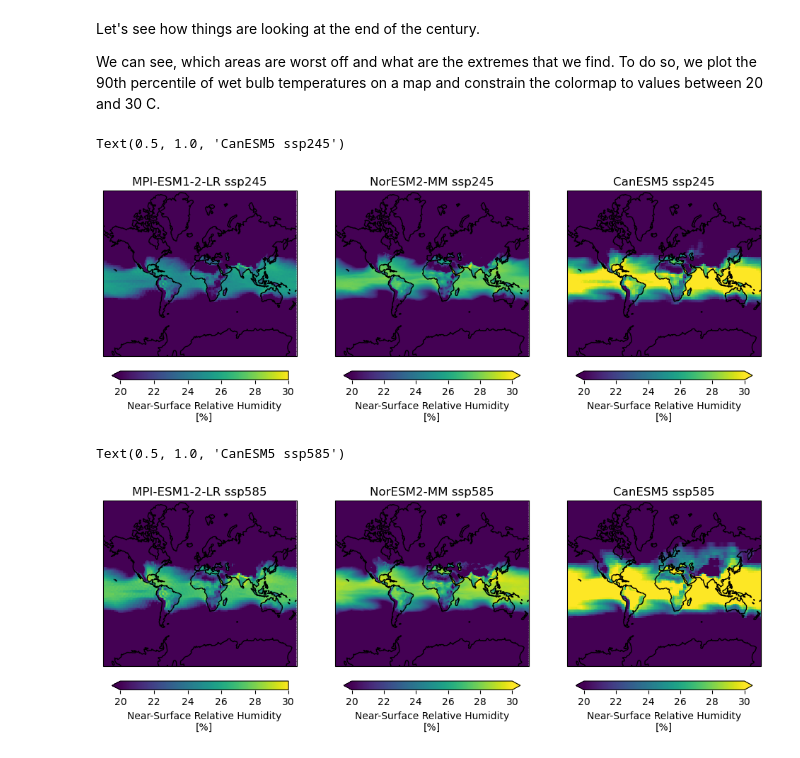
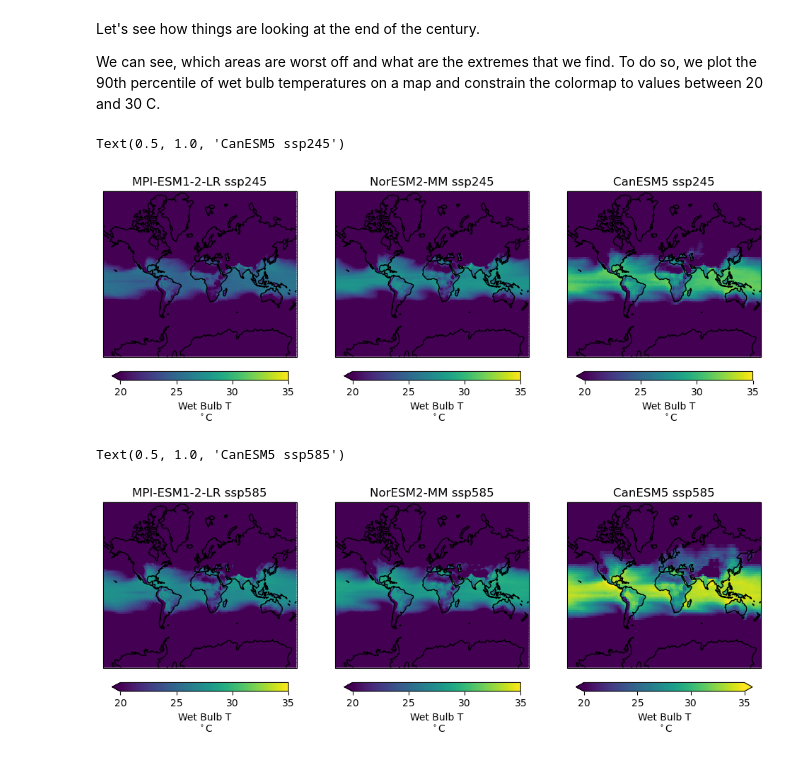
Before and after one commit to nikhcw/ISAT_420_S26_Shared, a Jupyter notebook: W14_CMIP_Models/w14_cmipDemo_wetBulb.ipynb, the cells around one changed output. Cells and saved outputs as stored; diff of their text form; code cells hidden in the pictures.

Commit message:
updated legend removed comments

```diff
--- a/W14_CMIP_Models/w14_cmipDemo_wetBulb.ipynb
+++ b/W14_CMIP_Models/w14_cmipDemo_wetBulb.ipynb
@@ -336,53 +259,53 @@ for i in range(3):
 
 ds=ddict_ssp245_w_area['ScenarioMIP.MPI-M.MPI-ESM1-2-LR.ssp245.Amon.gn']
 wetbulb(ds.tas, ds.hurs).sel(time=slice('2099-01-01','2100-01-01')).quantile(.9,['time']).plot(ax=ax[0],
-                                                                                      transform=ccrs.PlateCarree(), vmin = 20, vmax = 30,
-                                                                                     cbar_kwargs={"orientation": "horizontal", "fraction": 0.027, "pad": 0.045})
+                                transform=ccrs.PlateCarree(), vmin = 20, vmax = 35,
+                                cbar_kwargs={"orientation": "horizontal", "fraction": 0.027, "pad": 0.045, "label": "Wet Bulb T\n $^\circ$C"})
 ax[0].set_title(ds.attrs['source_id'] + ' ' + ds.attrs['experiment_id'])
 
 ds=ddict_ssp245_w_area['ScenarioMIP.NCC.NorESM2-MM.ssp245.Amon.gn']
 wetbulb(ds.tas, ds.hurs).sel(time=slice('2099-01-01','2100-01-01')).quantile(.9,['time']).plot(ax=ax[1],
-                                                                                      transform=ccrs.PlateCarree(), vmin = 20, vmax = 30,
-                                                                                     cbar_kwargs={"orientation": "horizontal", "fraction": 0.027, "pad": 0.045})
+                                transform=ccrs.PlateCarree(), vmin = 20, vmax = 35,
+                                cbar_kwargs={"orientation": "horizontal", "fraction": 0.027, "pad": 0.045, "label": "Wet Bulb T\n $^\circ$C"})
 ax[1].set_title(ds.attrs['source_id'] + ' ' + ds.attrs['experiment_id'])
 
 ds=ddict_ssp245_w_area['ScenarioMIP.CCCma.CanESM5.ssp245.Amon.gn']
 wetbulb(ds.tas, ds.hurs).sel(time=slice('2099-01-01','2100-01-01')).quantile(.9,['time']).plot(ax=ax[2],
-                                                                                      transform=ccrs.PlateCarree(), vmin = 20, vmax = 30,
-                                                                                     cbar_kwargs={"orientation": "horizontal", "fraction": 0.027, "pad": 0.045})
+                                transform=ccrs.PlateCarree(), vmin = 20, vmax = 35,
+                                cbar_kwargs={"orientation": "horizontal", "fraction": 0.027, "pad": 0.045, "label": "Wet Bulb T\n $^\circ$C"})
 ax[2].set_title(ds.attrs['source_id'] + ' ' + ds.attrs['experiment_id'])
 # %% [output]
 Text(0.5, 1.0, 'CanESM5 ssp245')
-[figure, old version]
+[figure, new version]
 # %%
 import cartopy  # Map projections libary
 import cartopy.crs as ccrs  # Projections list
 
 fig, ax = plt.subplots(ncols=3, figsize=(12,6), subplot_kw=dict(projection=ccrs.Mercator()))
 
 # ax refers to the subplot object and goes from 0 to 2.
 # Here i am looping over all subplots to add the statelines and to set the boundary of the plotted map.
 for i in range(3):
     ax[i].coastlines(linewidth=1)
 
 
 ds=ddict_ssp585_w_area['ScenarioMIP.MPI-M.MPI-ESM1-2-LR.ssp585.Amon.gn']
 wetbulb(ds.tas, ds.hurs).sel(time=slice('2099-01-01','2100-01-01')).quantile(.9,['time']).plot(ax=ax[0],
-                                                                                      transform=ccrs.PlateCarree(), vmin = 20, vmax = 30,
-                                                                                     cbar_kwargs={"orientation": "horizontal", "fraction": 0.027, "pad": 0.045})
+                                transform=ccrs.PlateCarree(), vmin = 20, vmax = 35,
+                                cbar_kwargs={"orientation": "horizontal", "fraction": 0.027, "pad": 0.045, "label": "Wet Bulb T\n $^\circ$C"})
 ax[0].set_title(ds.attrs['source_id'] + ' ' + ds.attrs['experiment_id'])
 
 ds=ddict_ssp585_w_area['ScenarioMIP.NCC.NorESM2-MM.ssp585.Amon.gn']
 wetbulb(ds.tas, ds.hurs).sel(time=slice('2099-01-01','2100-01-01')).quantile(.9,['time']).plot(ax=ax[1],
-                                                                                      transform=ccrs.PlateCarree(), vmin = 20, vmax = 30,
-                                                                                     cbar_kwargs={"orientation": "horizontal", "fraction": 0.027, "pad": 0.045})
+                                transform=ccrs.PlateCarree(), vmin = 20, vmax = 35,
+                                cbar_kwargs={"orientation": "horizontal", "fraction": 0.027, "pad": 0.045, "label": "Wet Bulb T\n $^\circ$C"})
 ax[1].set_title(ds.attrs['source_id'] + ' ' + ds.attrs['experiment_id'])
 
 ds=ddict_ssp585_w_area['ScenarioMIP.CCCma.CanESM5.ssp585.Amon.gn']
 wetbulb(ds.tas, ds.hurs).sel(time=slice('2099-01-01','2100-01-01')).quantile(.9,['time']).plot(ax=ax[2],
-                                                                                      transform=ccrs.PlateCarree(), vmin = 20, vmax = 30,
-                                                                                     cbar_kwargs={"orientation": "horizontal", "fraction": 0.027, "pad": 0.045})
+                                transform=ccrs.PlateCarree(), vmin = 20, vmax = 35,
+                                cbar_kwargs={"orientation": "horizontal", "fraction": 0.027, "pad": 0.045, "label": "Wet Bulb T\n $^\circ$C"})
 ax[2].set_title(ds.attrs['source_id'] + ' ' + ds.attrs['experiment_id'])
 # %% [output]
 Text(0.5, 1.0, 'CanESM5 ssp585')
-[figure, old version]
+[figure, new version]
```
Also changed, not shown: parts of 9 cells of this notebook.
